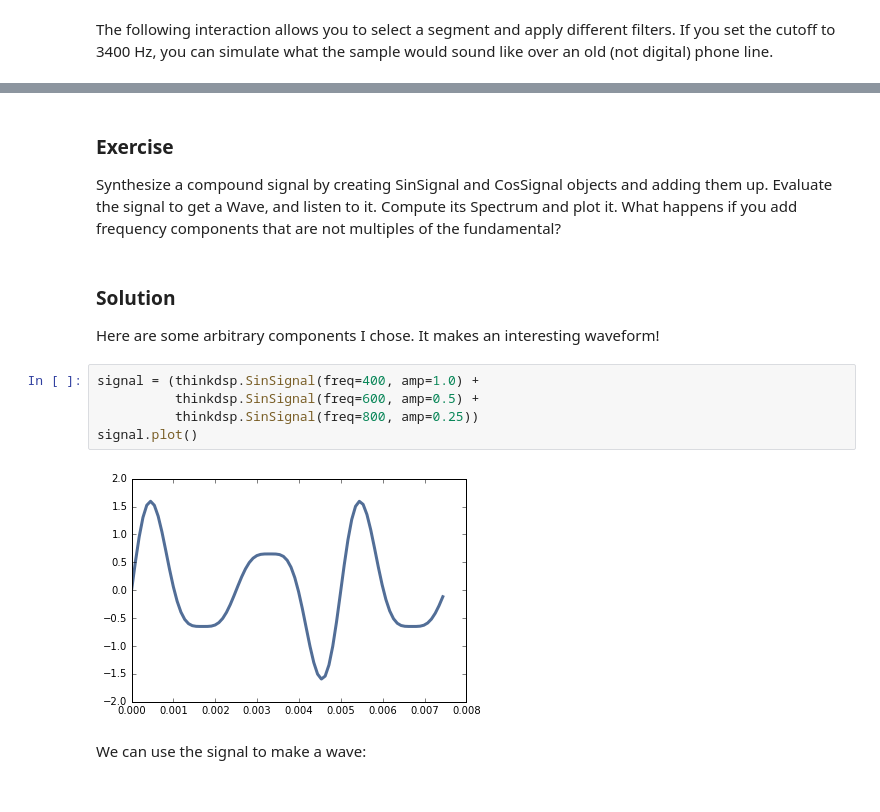
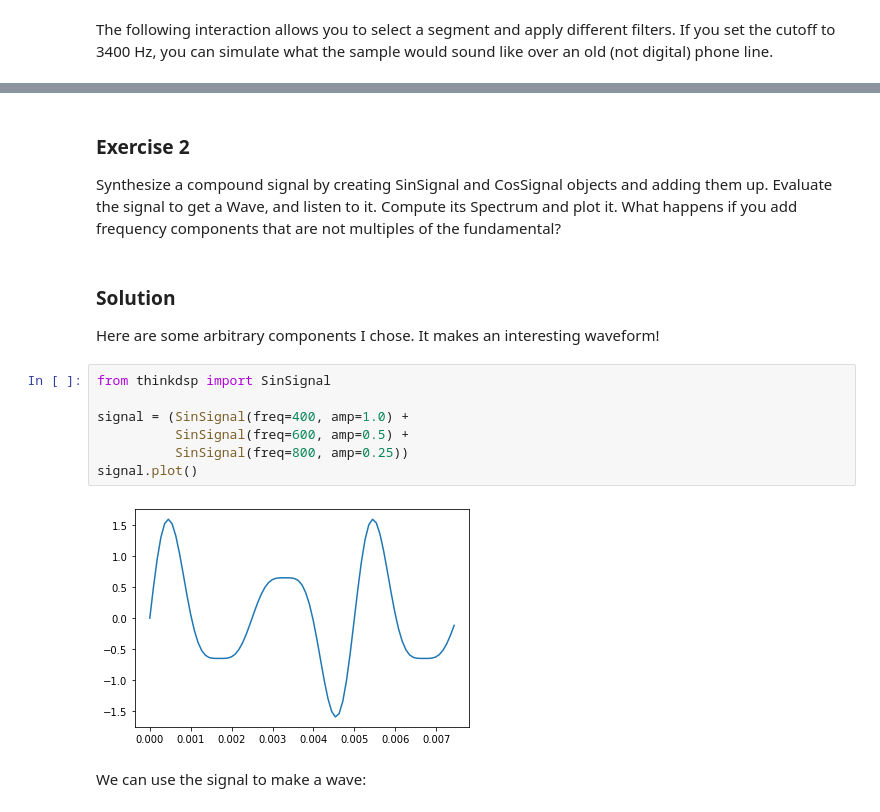
Before and after one commit to AllenDowney/ThinkDSP, a Jupyter notebook: code/chap01soln.ipynb, the cells around one changed output, grey strips where cells are left out. Saved outputs shown, nothing was run; the diff lists cells and outputs as text.

```diff
--- a/code/chap01soln.ipynb
+++ b/code/chap01soln.ipynb
@@ -152,5 +156,5 @@ interact(filter_wave, wave=fixed(wave),
 # %% [markdown]
-### Exercise
+### Exercise 2
 
 Synthesize a compound signal by creating SinSignal and CosSignal
 objects and adding them up.  Evaluate the signal to get a Wave,
@@ -162,12 +166,14 @@ components that are not multiples of the fundamental?
 
 Here are some arbitrary components I chose.  It makes an interesting waveform!
 # %%
-signal = (thinkdsp.SinSignal(freq=400, amp=1.0) +
-          thinkdsp.SinSignal(freq=600, amp=0.5) +
-          thinkdsp.SinSignal(freq=800, amp=0.25))
+from thinkdsp import SinSignal
+
+signal = (SinSignal(freq=400, amp=1.0) +
+          SinSignal(freq=600, amp=0.5) +
+          SinSignal(freq=800, amp=0.25))
 signal.plot()
 # %% [output]
-[figure, old version]
+[figure, new version]
 # %% [markdown]
 We can use the signal to make a wave:
 # %%
```
Also changed, not shown: parts of 18 cells of this notebook.
